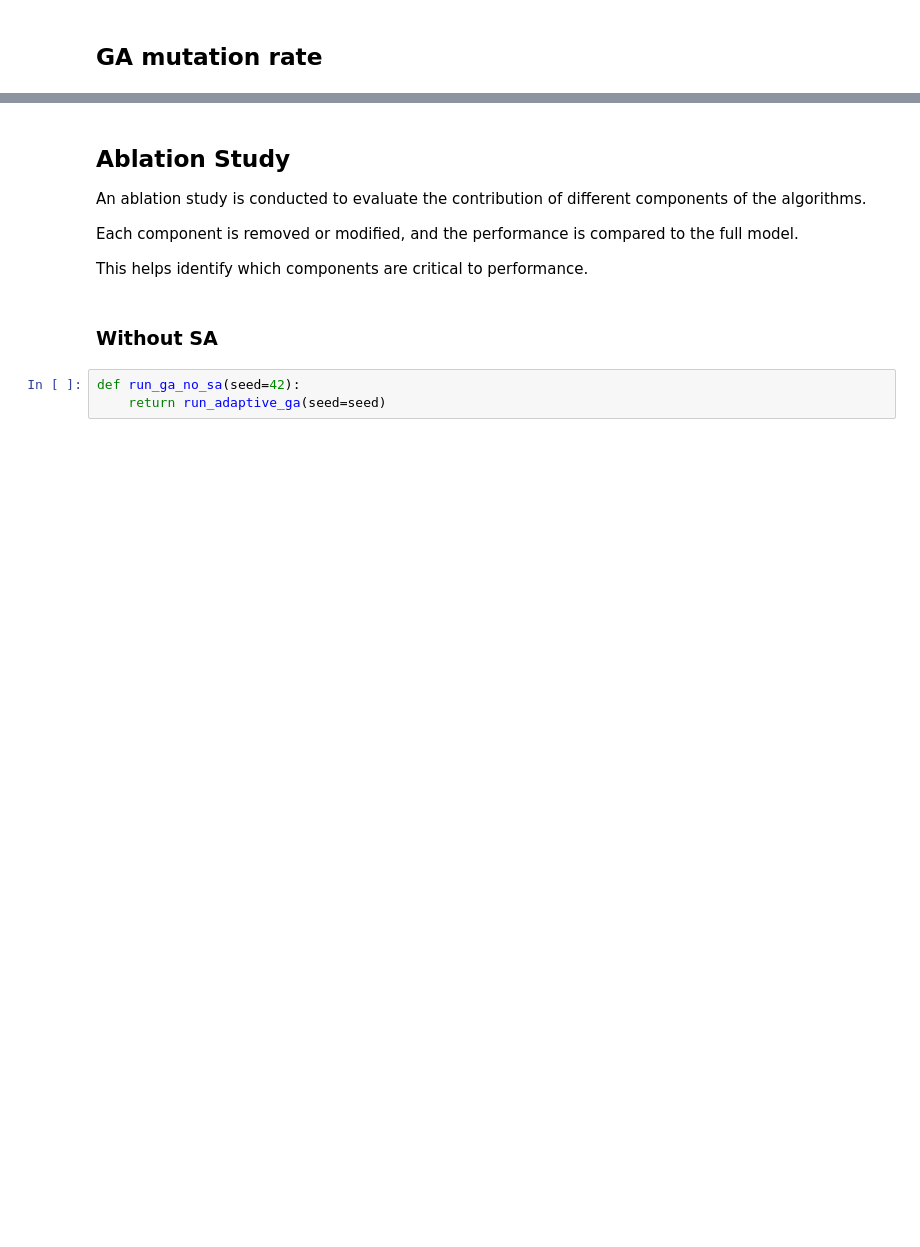
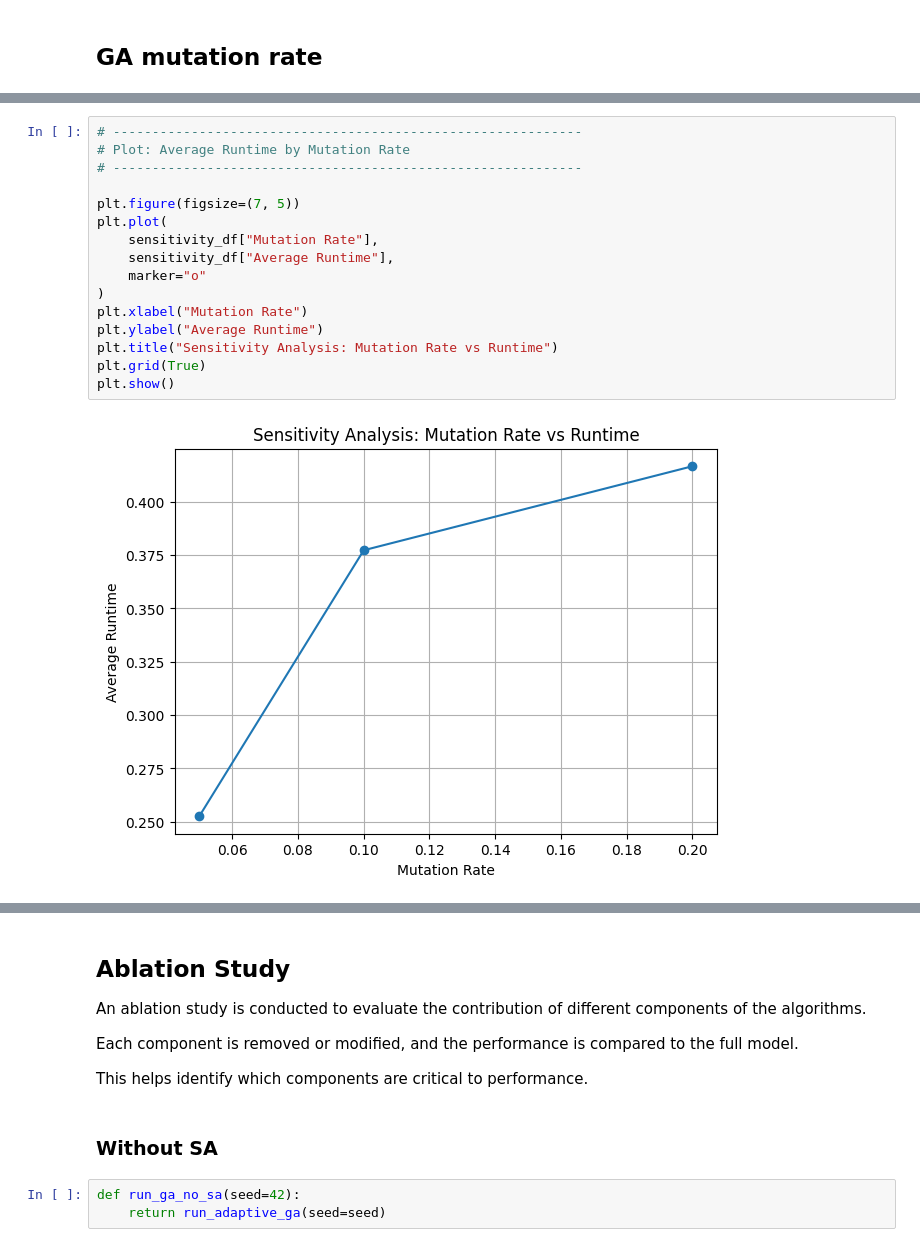
Before and after one commit to bhuttazain/Operator-Scheduling-Problem, a Jupyter notebook: Operator_Scheduling_Problem.ipynb, the cells around one changed output, grey strips where cells are left out. Saved outputs shown, nothing was run; the diff lists cells and outputs as text; blank space fills up the shorter version.

```diff
--- a/Operator_Scheduling_Problem.ipynb
+++ b/Operator_Scheduling_Problem.ipynb
@@ -2388,0 +2504,18 @@ pd.DataFrame(ts_sensitivity)
+# %%
+# ------------------------------------------------------------
+# Plot: Average Runtime by Mutation Rate
+# ------------------------------------------------------------
+
+plt.figure(figsize=(7, 5))
+plt.plot(
+    sensitivity_df["Mutation Rate"],
+    sensitivity_df["Average Runtime"],
+    marker="o"
+)
+plt.xlabel("Mutation Rate")
+plt.ylabel("Average Runtime")
+plt.title("Sensitivity Analysis: Mutation Rate vs Runtime")
+plt.grid(True)
+plt.show()
+# %% [output]
+[figure, added]
```
Also changed, not shown: parts of 31 cells of this notebook.
